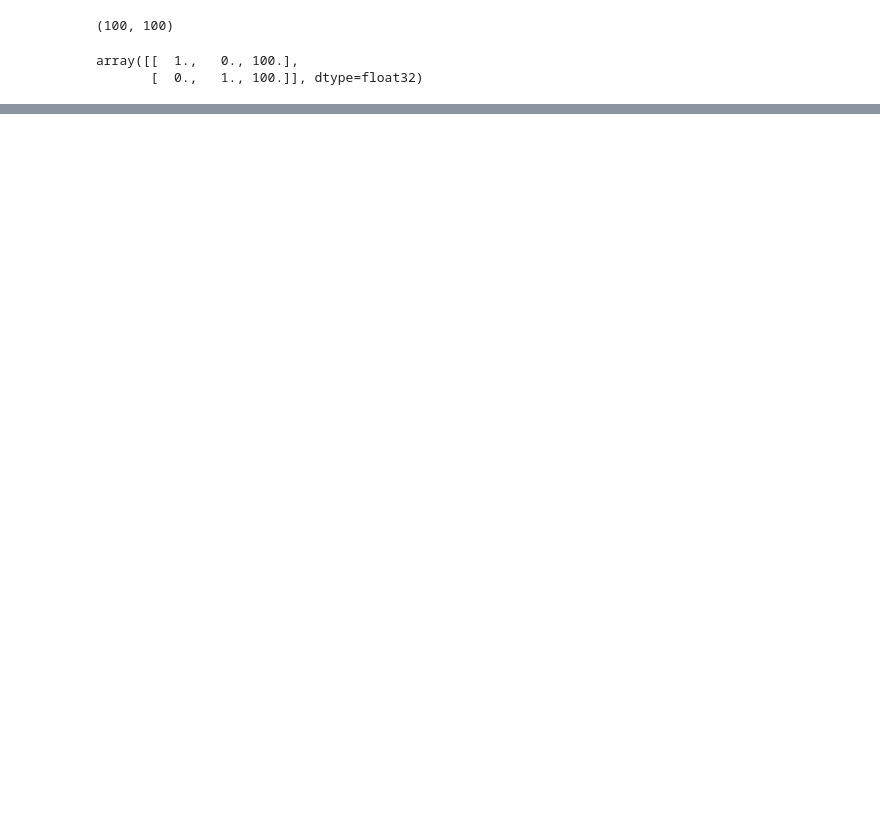
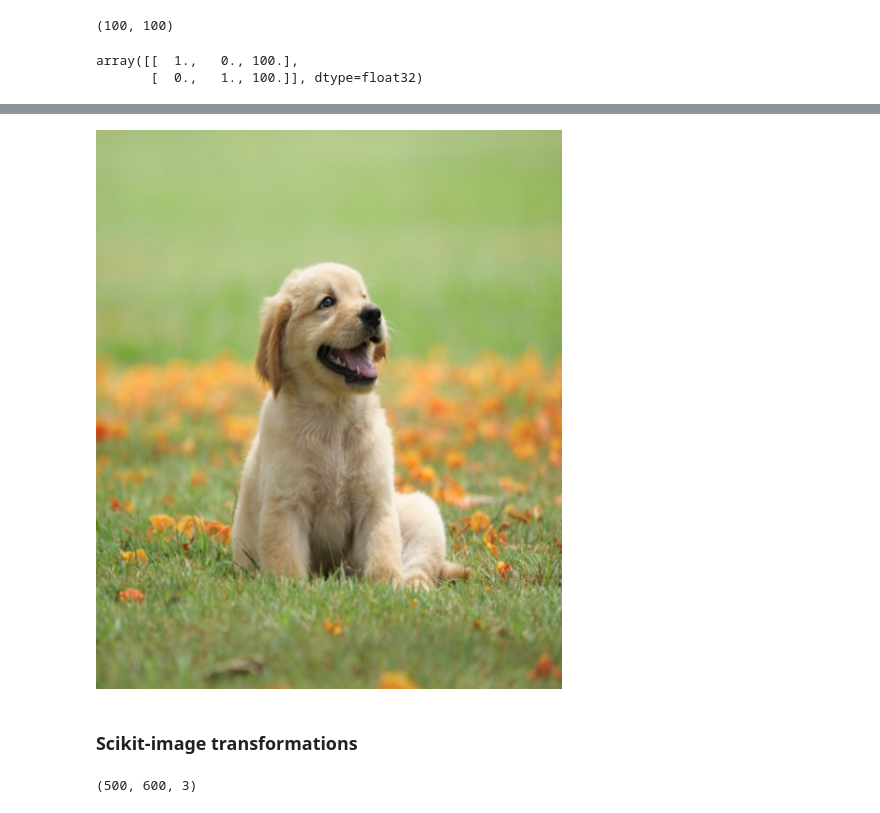
Before and after one commit to DAI-ai-code/NLP-CV, a Jupyter notebook: CV/day2/4_image_transformation.ipynb, the cells around one changed output, grey strips where cells are left out. Drawn from its saved outputs; the diff is of its cells as text; code cells hidden in the pictures; blank space fills up the shorter version.

```diff
--- a/CV/day2/4_image_transformation.ipynb
+++ b/CV/day2/4_image_transformation.ipynb
@@ -38,0 +137,6 @@ cv2.destroyAllWindows()
+# %%
+img_pil.resize((500, 600))
+# %% [output]
+[figure, added]
+# %% [markdown]
+### Scikit-image transformations
@@ -38,0 +150,4 @@ cv2.destroyAllWindows()
+# %%
+img_res.shape
+# %% [output]
+(500, 600, 3)
```
Also changed, not shown: parts of 37 cells of this notebook, 8 other files.
